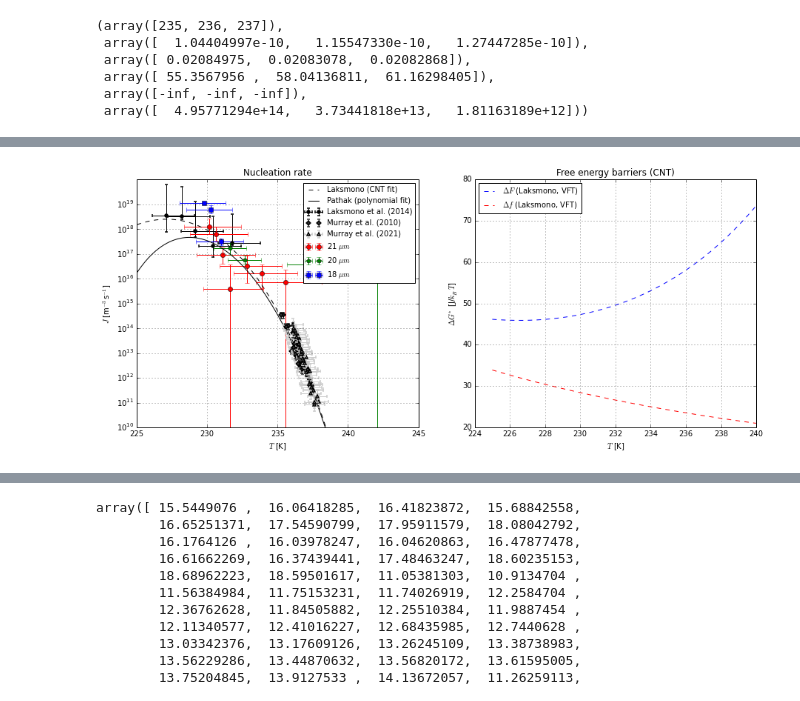
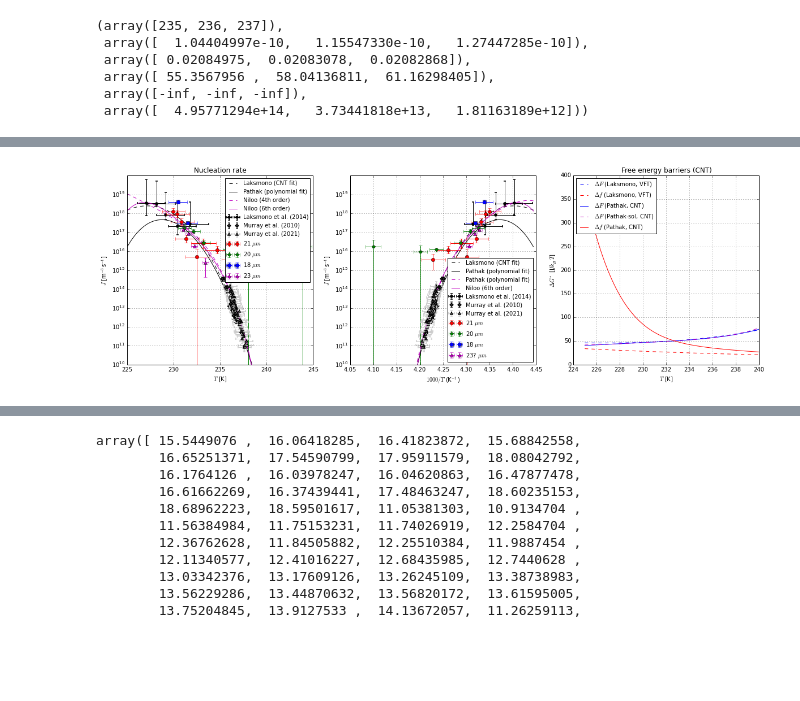
Before and after one commit to Niloo1371/Finding_droplets, a Jupyter notebook: Examples/interfacial_energy.ipynb, the cells around one changed output, grey strips where cells are left out. Saved outputs shown, nothing was run; the diff lists cells and outputs as text; code cells hidden in the pictures; blank space fills up the shorter version.

Commit message:
updated interfacial energy with fit from Niloo (6th and 4th order)

```diff
--- a/Examples/interfacial_energy.ipynb
+++ b/Examples/interfacial_energy.ipynb
@@ -16,7 +16,8 @@ warnings.filterwarnings('ignore')
 # load text file MC error
 file_dir = '/Users/sellberg/Documents/RESEARCH/experiments/local/BioX/ice_nucleation/results/ice_fraction/'
 data_dir = '/Users/sellberg/Documents/RESEARCH/experiments/local/BioX/ice_nucleation/source/Finding_droplets/altogether/'
-data = np.loadtxt(file_dir + 'MC_error/Nov_3_interpolatedpos.txt')
+#data = np.loadtxt(file_dir + 'MC_error210118/Nov_3_interpolatedpos.txt')
+data = np.loadtxt(file_dir + 'MC_error/Nov 3 with types_measuredpos.txt')
 Temperature = data[:,4]
 J = data[:,-3]
 T_low =data[:,5]
@@ -283,6 +288,7 @@ sigma_laksmono_VFT = lambda T_arr : 1.198100169422e-11*T_arr**6 - 1.644226732545
 sigma_laksmono_PL = lambda T_arr : -6.238115076579e-10*T_arr**6 + 8.736769546436e-7*T_arr**5 - 5.098181318142e-4*T_arr**4 + 1.586558905910e-1*T_arr*T_arr*T_arr - 2.777134850571e1*T_arr*T_arr + 2.592466463405e3*T_arr - 1.008309560689e5 # J/m^2
 #sigma_fit_pol = lambda T_arr, a, b, c, d, e, f, g : a*T_arr**6 + b*T_arr**5 + c*T_arr**4 + d*T_arr*T_arr*T_arr + e*T_arr*T_arr + f*T_arr + g
 #sigma_fit_lin = lambda T_arr, k, m : k*T_arr + m
+sigma_from_J = lambda T, J, D, sigma0 : np.cbrt((np.log(J_0(T, D, sigma0))-np.log(J))*3*deltamu(T)*deltamu(T)*kB*T/(16*np.pi*vol_ice(T)*vol_ice(T)))
 # use np.polyfit, np.polyval
 
 # chemical potential difference
@@ -496,3 +535,9 @@ T_R3_err = Run3[:,1]
 J_Murray_R3 = Run3[:,2]*10**6
 J_R3_up = Run3[:,3]*10**6
 J_R3_down = Run3[:,4]*10**6
+# %%
+#fits from Niloo
+n4_sym = np.load(file_dir + '/from_niloo/sym_4th.npy')[::-1]
+n6_sym = np.load(file_dir + '/from_niloo/sym_6th.npy')[::-1]
+n6_asym = np.load(file_dir + '/from_niloo/asym_6th.npy')[::-1]
+n6_uw = np.load(file_dir + '/from_niloo/unweighted_6th.npy')[::-1]
@@ -556,13 +728,17 @@ Lab data (Mar-Dec 2020) + Murray (2021) + Laksmono (2014) - linear fit
 T_arr = np.arange(225,240,0.01)
 
 # plot nucleation rate J and kinetic and thermodynamic free energy barrier
-f, axes = plt.subplots(nrows=1, ncols=2,  figsize=(15, 6))
+f, axes = plt.subplots(nrows=1, ncols=3,  figsize=(20, 6))
 err_linestyle = {"linewidth":1, "markeredgewidth":1.5, "elinewidth":1, "capsize":2}
 
 #axes[0].semilogy(T2_MC, J2_MC, 'r^:', label='Nov 2020 (MC)')
 axes[0].semilogy(T_arr, J(T_arr, D_VFT(T_arr), sigma_laksmono_VFT(T_arr)), 'k--', label='Laksmono (CNT fit)')
 axes[0].semilogy(T_arr, J(T_arr, D_SwissFEL_fit_log(T_arr), np.polyval(p2, T_arr)), 'k-', label='Pathak (polynomial fit)')
+axes[0].semilogy(T_arr, np.power(10, np.polyval(n4_sym, T_arr)), 'm--', label='Niloo (4th order)')
+axes[0].semilogy(T_arr, np.power(10, np.polyval(n6_asym, T_arr)), 'm-', label='Niloo (6th order)')
 #axes[0].semilogy(T_arr, J(T_arr, D_SwissFEL_fit_log(T_arr), np.polyval(p3, T_arr)), 'k:', label='Pathak (linear fit)')
+#axes[0].semilogy(T_arr, np.power(10,np.polyval(p3, T_arr)), 'm-', label='polynomial fit (3rd order)')
+#axes[0].semilogy(T_arr, np.power(10,np.polyval(p10, T_arr)), 'm--', label='polynomial fit (10th order)')
 #axes[0].semilogy(T_arr, J(T_arr, D_SwissFEL_fit_log(T_arr), sigma_laksmono_VFT(T_arr)), 'm:', label='Pathak (CNT fit)')
 #axes[0].semilogy(T_laksmono, J_laksmono, 'ko', label='Laksmono')
 #axes[0].semilogy(T1, J1, 'ro:', label='Mar 2020')
@@ -572,39 +748,65 @@ axes[0].semilogy(T_arr, J(T_arr, D_SwissFEL_fit_log(T_arr), np.polyval(p2, T_arr
 #axes[0].semilogy(T3, J3, 'bs:', label='Dec 2020')
 #axes[0].errorbar(T3_MC[np.where(J3_MC > 0)], J3_MC[np.where(J3_MC > 0)], xerr=[T3_MC_low[np.where(J3_MC > 0)], T3_MC_high[np.where(J3_MC > 0)]], yerr=[J3_MC_low[np.where(J3_MC > 0)], J3_MC_high[np.where(J3_MC > 0)]] , label='Dec 2020 (MC)', fmt='bs')
 axes[0].errorbar(T_laksmono, J_laksmono, xerr=[T_laksmono_low, T_laksmono_high], yerr=[J_laksmono_low, J_laksmono_high], fmt='ko', ms=4, label='Laksmono et al. (2014)', **err_linestyle)
 #axes[0].errorbar(T_Ben1, J_Ben1, yerr=[J_down_Ben1, J_up_Ben1], fmt='yo', ms=4, label='Murray et al. (2010)', **err_linestyle)
 #axes[0].errorbar(T_Ben2, J_Ben2, yerr=[J_down_Ben2, J_up_Ben2], fmt='yo', ms=4, **err_linestyle)
 axes[0].errorbar(T_Ben1, J_Ben1, yerr=[J_down_Ben1, J_up_Ben1], fmt='D', color='0.2', ms=4, label='Murray et al. (2010)', **err_linestyle)
 axes[0].errorbar(T_Ben2, J_Ben2, yerr=[J_down_Ben2, J_up_Ben2], fmt='D', color='0.2', ms=4, **err_linestyle)
 #axes[0].errorbar(T_Murray_R1, J_Murray_R1, yerr=[J_R1_down, J_R1_up], xerr=[T_R1_err, T_R1_err], fmt='mo', ms=4, label='Murray et al. (2021)', **err_linestyle)
 #axes[0].errorbar(T_Murray_R2, J_Murray_R2, yerr=[J_R2_down, J_R2_up], xerr=[T_R2_err, T_R2_err], fmt='mo', ms=4, **err_linestyle)
 #axes[0].errorbar(T_Murray_R3, J_Murray_R3, yerr=[J_R3_down, J_R3_up], xerr=[T_R3_err, T_R3_err], fmt='mo', ms=4, **err_linestyle)
 axes[0].errorbar(T_Murray_R1, J_Murray_R1, yerr=[J_R1_down, J_R1_up], xerr=[T_R1_err, T_R1_err], fmt='^', color='0.8', ms=4, label='Murray et al. (2021)', **err_linestyle)
 axes[0].errorbar(T_Murray_R2, J_Murray_R2, yerr=[J_R2_down, J_R2_up], xerr=[T_R2_err, T_R2_err], fmt='^', color='0.8', ms=4, **err_linestyle)
 axes[0].errorbar(T_Murray_R3, J_Murray_R3, yerr=[J_R3_down, J_R3_up], xerr=[T_R3_err, T_R3_err], fmt='^', color='0.8', ms=4, **err_linestyle)
 axes[0].errorbar(T1_MC[np.where(J1_MC > 0)], J1_MC[np.where(J1_MC > 0)], xerr=[T1_MC_low[np.where(J1_MC > 0)], T1_MC_high[np.where(J1_MC > 0)]], yerr=[J1_MC_low[np.where(J1_MC > 0)], J1_MC_high[np.where(J1_MC > 0)]] , label='21 $\mu m$', fmt='ro')
 axes[0].errorbar(T2_MC[np.where(J2_MC > 0)], J2_MC[np.where(J2_MC > 0)], xerr=[T2_MC_low[np.where(J2_MC > 0)], T2_MC_high[np.where(J2_MC > 0)]], yerr=[J2_MC_low[np.where(J2_MC > 0)], J2_MC_high[np.where(J2_MC > 0)]] , label='20 $\mu m$', fmt='gp')
 axes[0].errorbar(T3_MC[np.where(J3_MC > 0)], J3_MC[np.where(J3_MC > 0)], xerr=[T3_MC_low[np.where(J3_MC > 0)], T3_MC_high[np.where(J3_MC > 0)]], yerr=[J3_MC_low[np.where(J3_MC > 0)], J3_MC_high[np.where(J3_MC > 0)]] , label='18 $\mu m$', fmt='bs')
+axes[0].errorbar(T4_MC[np.where(J4_MC > 0)], J4_MC[np.where(J4_MC > 0)], xerr=[T4_MC_low[np.where(J4_MC > 0)], T4_MC_high[np.where(J4_MC > 0)]], yerr=[J4_MC_low[np.where(J4_MC > 0)], J4_MC_high[np.where(J4_MC > 0)]] , label='23 $\mu m$', fmt='m^')
 axes[0].legend(loc='upper right', prop={'size': 10})
 axes[0].set_xlabel('$T$ [K]')
 axes[0].set_ylabel('$J$ [m$^{-3}$s$^{-1}$]')
 axes[0].set_title('Nucleation rate')
 #axes[0].set_xlim(170,310)
 axes[0].set_ylim(1e10,1e20)
 axes[0].set_yscale('symlog')
 axes[0].grid(linestyle='dotted')
 
-axes[1].plot(T_arr, deltaF(T_arr, sigma_laksmono_VFT(T_arr))/kB/T_arr, 'b--', label='$\Delta F$ (Laksmono, VFT)')
-axes[1].plot(T_arr, deltaf(T_arr, D_VFT(T_arr))/kB/T_arr, 'r--', label='$\Delta f$ (Laksmono, VFT)')
-#axes[1].plot(T_arr, deltaF(T_arr, np.polyval(p2, T_arr))/kB/T_arr, 'b-', label='$\Delta F$ (Pathak, CNT)')
-#axes[1].plot(T_arr, deltaf(T_arr, D_SwissFEL_fit_log(T_arr))/kB/T_arr, 'r-', label='$\Delta f$ (Pathak, CNT)')
-axes[1].legend(loc='upper left', prop={'size': 10})
-axes[1].set_xlabel('$T$ [K]')
-axes[1].set_ylabel('$\Delta G^*$ [J/$k_B T$]')
-axes[1].set_title('Free energy barriers (CNT)')
+axes[1].semilogy(1000/T_arr, J(T_arr, D_VFT(T_arr), sigma_laksmono_VFT(T_arr)), 'k--', label='Laksmono (CNT fit)')
+axes[1].semilogy(1000/T_arr, J(T_arr, D_SwissFEL_fit_log(T_arr), np.polyval(p2, T_arr)), 'k-', label='Pathak (polynomial fit)')
+#axes[1].semilogy(1000/T_arr, J(T_arr, D_SwissFEL_fit_log(T_arr), np.polyval(p3, T_arr)), 'k:', label='Pathak (linear fit)')
+axes[1].semilogy(1000/T_arr, J(T_arr, D_SwissFEL_fit_log(T_arr), np.polyval(s5, T_arr)), 'm--', label='Pathak (polynomial fit)')
+axes[1].semilogy(1000/T_arr, np.power(10, np.polyval(n6_asym, T_arr)), 'm-', label='Niloo (6th order)')
+#axes[1].semilogy(1000/T_arr, J(T_arr, D_SwissFEL_fit_log(T_arr), sigma_from_J(T_arr, np.power(10, np.polyval(n6_asym, T_arr)), D_SwissFEL_fit_log(T_arr), 0.021)), 'g--', label='Pathak (approx. solution)')
+axes[1].errorbar(1000/T_laksmono, J_laksmono, xerr=[T_laksmono_low*1000/T_laksmono/T_laksmono, T_laksmono_high*1000/T_laksmono/T_laksmono], yerr=[J_laksmono_low, J_laksmono_high], fmt='ko', ms=4, label='Laksmono et al. (2014)', **err_linestyle)
+axes[1].errorbar(1000/T_Ben1, J_Ben1, yerr=[J_down_Ben1, J_up_Ben1], fmt='D', color='0.2', ms=4, label='Murray et al. (2010)', **err_linestyle)
+axes[1].errorbar(1000/T_Ben2, J_Ben2, yerr=[J_down_Ben2, J_up_Ben2], fmt='D', color='0.2', ms=4, **err_linestyle)
+axes[1].errorbar(1000/T_Murray_R1, J_Murray_R1, yerr=[J_R1_down, J_R1_up], xerr=[1000*T_R1_err/T_Murray_R1/T_Murray_R1, 1000*T_R1_err/T_Murray_R1/T_Murray_R1], fmt='^', color='0.8', ms=4, label='Murray et al. (2021)', **err_linestyle)
+axes[1].errorbar(1000/T_Murray_R2, J_Murray_R2, yerr=[J_R2_down, J_R2_up], xerr=[1000*T_R2_err/T_Murray_R2/T_Murray_R2, 1000*T_R2_err/T_Murray_R2/T_Murray_R2], fmt='^', color='0.8', ms=4, **err_linestyle)
+axes[1].errorbar(1000/T_Murray_R3, J_Murray_R3, yerr=[J_R3_down, J_R3_up], xerr=[1000*T_R3_err/T_Murray_R3/T_Murray_R3, 1000*T_R3_err/T_Murray_R3/T_Murray_R3], fmt='^', color='0.8', ms=4, **err_linestyle)
+axes[1].errorbar(1000/T1_MC[np.where(J1_MC > 0)], J1_MC[np.where(J1_MC > 0)], xerr=[1000*T1_MC_low[np.where(J1_MC > 0)]/T1_MC[np.where(J1_MC > 0)]/T1_MC[np.where(J1_MC > 0)], 1000*T1_MC_high[np.where(J1_MC > 0)]/T1_MC[np.where(J1_MC > 0)]/T1_MC[np.where(J1_MC > 0)]], yerr=[J1_MC_low[np.where(J1_MC > 0)], J1_MC_high[np.where(J1_MC > 0)]] , label='21 $\mu m$', fmt='ro')
+axes[1].errorbar(1000/T2_MC[np.where(J2_MC > 0)], J2_MC[np.where(J2_MC > 0)], xerr=[1000*T2_MC_low[np.where(J2_MC > 0)]/T2_MC[np.where(J2_MC > 0)]/T2_MC[np.where(J2_MC > 0)], 1000*T2_MC_high[np.where(J2_MC > 0)]/T2_MC[np.where(J2_MC > 0)]/T2_MC[np.where(J2_MC > 0)]], yerr=[J2_MC_low[np.where(J2_MC > 0)], J2_MC_high[np.where(J2_MC > 0)]] , label='20 $\mu m$', fmt='gp')
+axes[1].errorbar(1000/T3_MC[np.where(J3_MC > 0)], J3_MC[np.where(J3_MC > 0)], xerr=[1000*T3_MC_low[np.where(J3_MC > 0)]/T3_MC[np.where(J3_MC > 0)]/T3_MC[np.where(J3_MC > 0)], 1000*T3_MC_high[np.where(J3_MC > 0)]/T3_MC[np.where(J3_MC > 0)]/T3_MC[np.where(J3_MC > 0)]], yerr=[J3_MC_low[np.where(J3_MC > 0)], J3_MC_high[np.where(J3_MC > 0)]] , label='18 $\mu m$', fmt='bs')
+axes[1].errorbar(1000/T4_MC[np.where(J4_MC > 0)], J4_MC[np.where(J4_MC > 0)], xerr=[1000*T4_MC_low[np.where(J4_MC > 0)]/T4_MC[np.where(J4_MC > 0)]/T4_MC[np.where(J4_MC > 0)], 1000*T4_MC_high[np.where(J4_MC > 0)]/T4_MC[np.where(J4_MC > 0)]/T4_MC[np.where(J4_MC > 0)]], yerr=[J4_MC_low[np.where(J4_MC > 0)], J4_MC_high[np.where(J4_MC > 0)]] , label='23? $\mu m$', fmt='m^')
+axes[1].legend(loc='lower right', prop={'size': 10})
+axes[1].set_ylim(1e10,1e20)
+axes[1].set_xlabel('$1000/T$ (K$^{-1}$)')
+axes[1].set_ylabel('$J$ [m$^{-3}$s$^{-1}$]')
+axes[1].set_yscale('symlog')
 axes[1].grid(linestyle='dotted')
+
+axes[2].plot(T_arr, deltaF(T_arr, sigma_laksmono_VFT(T_arr))/kB/T_arr, 'b--', label='$\Delta F$ (Laksmono, VFT)')
+axes[2].plot(T_arr, deltaf(T_arr, D_VFT(T_arr))/kB/T_arr, 'r--', label='$\Delta f$ (Laksmono, VFT)')
+axes[2].plot(T_arr, deltaF(T_arr, np.polyval(s5, T_arr))/kB/T_arr, 'b-', label='$\Delta F$ (Pathak, CNT)')
+axes[2].plot(T_arr, deltaF(T_arr, sigma_from_J(T_arr, np.power(10, np.polyval(n6_asym, T_arr)), D_SwissFEL_fit_log(T_arr), 0.021))/kB/T_arr, 'm--', label='$\Delta F$ (Pathak-sol, CNT)')
+axes[2].plot(T_arr, deltaf(T_arr, D_SwissFEL_fit_log(T_arr))/kB/T_arr, 'r-', label='$\Delta f$ (Pathak, CNT)')
+axes[2].legend(loc='upper left', prop={'size': 10})
+#axes[2].set_xlim(228,238)
+axes[2].set_xlabel('$T$ [K]')
+axes[2].set_ylabel('$\Delta G^*$ [J/$k_B T$]')
+axes[2].set_title('Free energy barriers (CNT)')
+axes[2].grid(linestyle='dotted')
 
 plt.savefig('fig2-nucleation_rate.eps', format='eps')
 plt.show()
 # %% [output]
-[figure, old version]
+[figure, new version]
```
Also changed, not shown: parts of 19 cells of this notebook.
